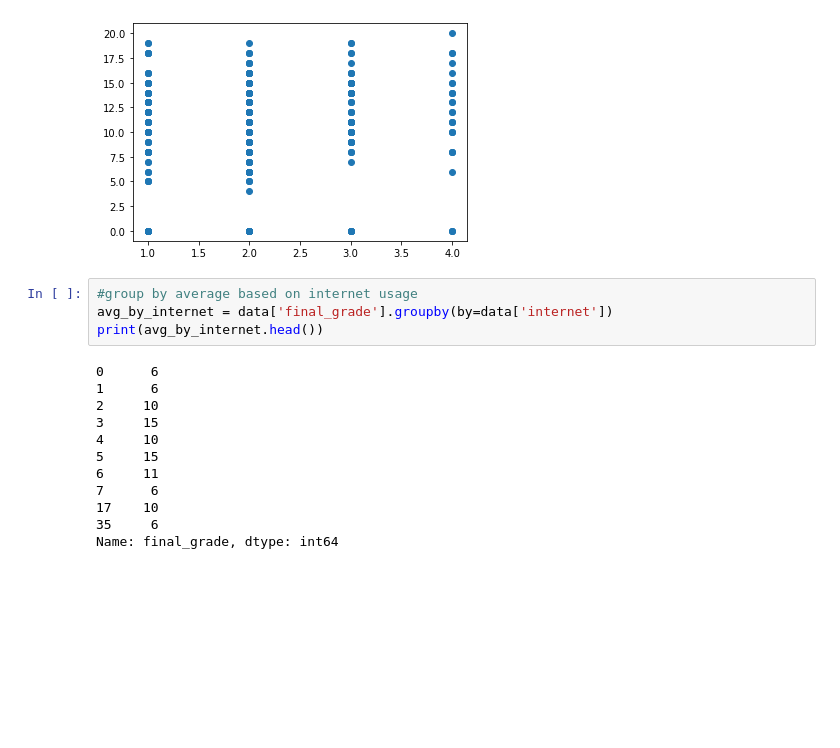
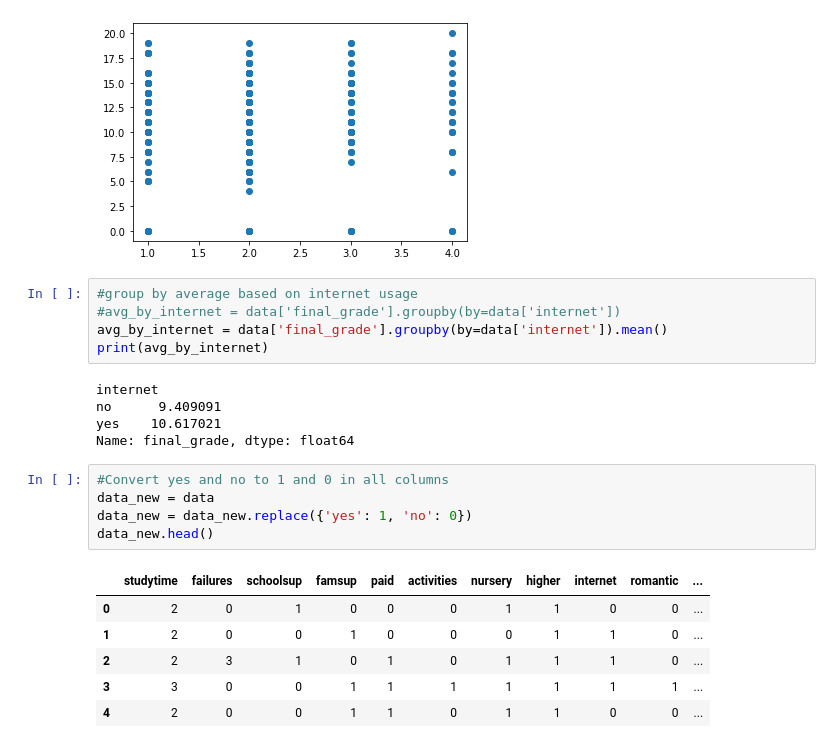
Before and after one commit to Zaxela/Springboard, a Jupyter notebook: Capstone_2/capstone_2_data_wrangling.ipynb, the cells around one changed output. Saved outputs shown, nothing was run; the diff lists cells and outputs as text; blank space fills up the shorter version.

```diff
--- a/Capstone_2/capstone_2_data_wrangling.ipynb
+++ b/Capstone_2/capstone_2_data_wrangling.ipynb
@@ -74,17 +95,23 @@ plt.show()
 [figure]
 # %%
 #group by average based on internet usage
-avg_by_internet = data['final_grade'].groupby(by=data['internet'])
-print(avg_by_internet.head())
+#avg_by_internet = data['final_grade'].groupby(by=data['internet'])
+avg_by_internet = data['final_grade'].groupby(by=data['internet']).mean()
+print(avg_by_internet)
 # %% [output]
-0      6
-1      6
-2     10
-3     15
-4     10
-5     15
-6     11
-7      6
-17    10
-35     6
-Name: final_grade, dtype: int64
+internet
+no      9.409091
+yes    10.617021
+Name: final_grade, dtype: float64
+# %%
+#Convert yes and no to 1 and 0 in all columns
+data_new = data
+data_new = data_new.replace({'yes': 1, 'no': 0})
+data_new.head()
+# %% [output]
+|  | studytime | failures | schoolsup | famsup | paid | activities | nursery | higher | internet | romantic | ... |
+| 0 | 2 | 0 | 1 | 0 | 0 | 0 | 1 | 1 | 0 | 0 | ... |
+| 1 | 2 | 0 | 0 | 1 | 0 | 0 | 0 | 1 | 1 | 0 | ... |
+| 2 | 2 | 3 | 1 | 0 | 1 | 0 | 1 | 1 | 1 | 0 | ... |
+| 3 | 3 | 0 | 0 | 1 | 1 | 1 | 1 | 1 | 1 | 1 | ... |
+| 4 | 2 | 0 | 0 | 1 | 1 | 0 | 1 | 1 | 0 | 0 | ... |
```
Also changed, not shown: parts of 9 cells of this notebook, 1 other file.
